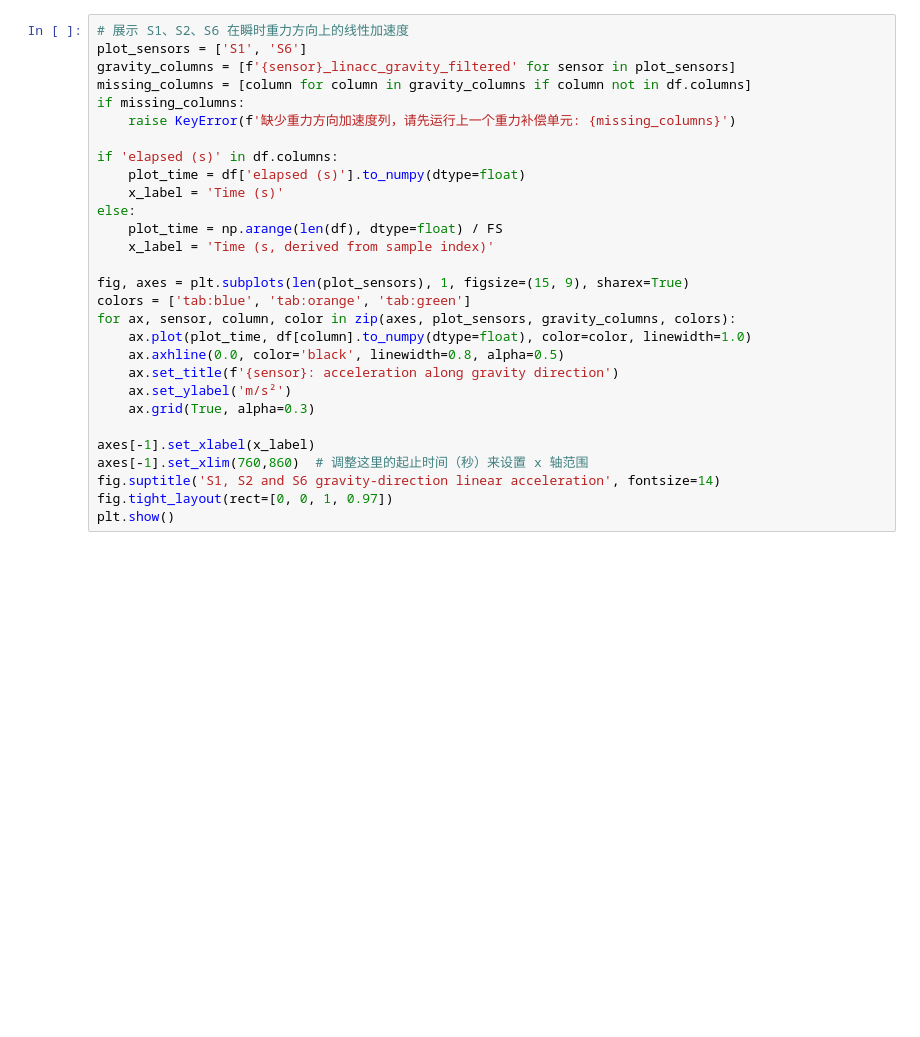
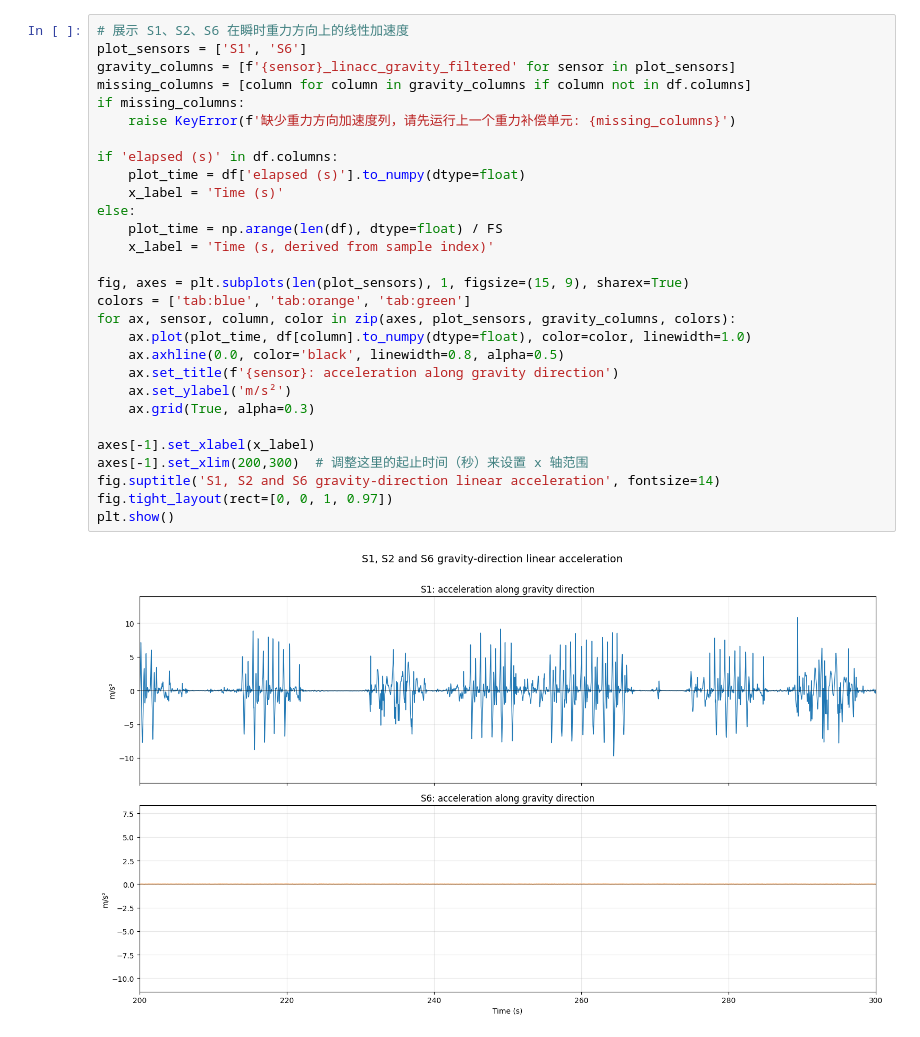
Before and after one commit to InchengWang/SHRED, a Jupyter notebook: Dataset_Stroke/Yan_Stroke Experiment Data/Process copy525_show1.ipynb, the cells around one changed output. Drawn from its saved outputs; the diff is of its cells as text; blank space fills up the shorter version.

```diff
--- a/Dataset_Stroke/Yan_Stroke Experiment Data/Process copy525_show1.ipynb
+++ b/Dataset_Stroke/Yan_Stroke Experiment Data/Process copy525_show1.ipynb
@@ -31,32 +33,34 @@ print(f'已加载重力补偿数据: {gravity_filter_path.name}')
 # %%
 # 展示 S1、S2、S6 在瞬时重力方向上的线性加速度
 plot_sensors = ['S1', 'S6']
 gravity_columns = [f'{sensor}_linacc_gravity_filtered' for sensor in plot_sensors]
 missing_columns = [column for column in gravity_columns if column not in df.columns]
 if missing_columns:
     raise KeyError(f'缺少重力方向加速度列，请先运行上一个重力补偿单元: {missing_columns}')
 
 if 'elapsed (s)' in df.columns:
     plot_time = df['elapsed (s)'].to_numpy(dtype=float)
     x_label = 'Time (s)'
 else:
     plot_time = np.arange(len(df), dtype=float) / FS
     x_label = 'Time (s, derived from sample index)'
 
 fig, axes = plt.subplots(len(plot_sensors), 1, figsize=(15, 9), sharex=True)
 colors = ['tab:blue', 'tab:orange', 'tab:green']
 for ax, sensor, column, color in zip(axes, plot_sensors, gravity_columns, colors):
     ax.plot(plot_time, df[column].to_numpy(dtype=float), color=color, linewidth=1.0)
     ax.axhline(0.0, color='black', linewidth=0.8, alpha=0.5)
     ax.set_title(f'{sensor}: acceleration along gravity direction')
     ax.set_ylabel('m/s²')
     ax.grid(True, alpha=0.3)
 
 axes[-1].set_xlabel(x_label)
-axes[-1].set_xlim(760,860)  # 调整这里的起止时间（秒）来设置 x 轴范围
+axes[-1].set_xlim(200,300)  # 调整这里的起止时间（秒）来设置 x 轴范围
 fig.suptitle('S1, S2 and S6 gravity-direction linear acceleration', fontsize=14)
 fig.tight_layout(rect=[0, 0, 1, 0.97])
 plt.show()
+# %% [output]
+[figure, added]
 # %%
 from scipy.signal import find_peaks
 
```
Also changed, not shown: parts of 3 cells of this notebook.
